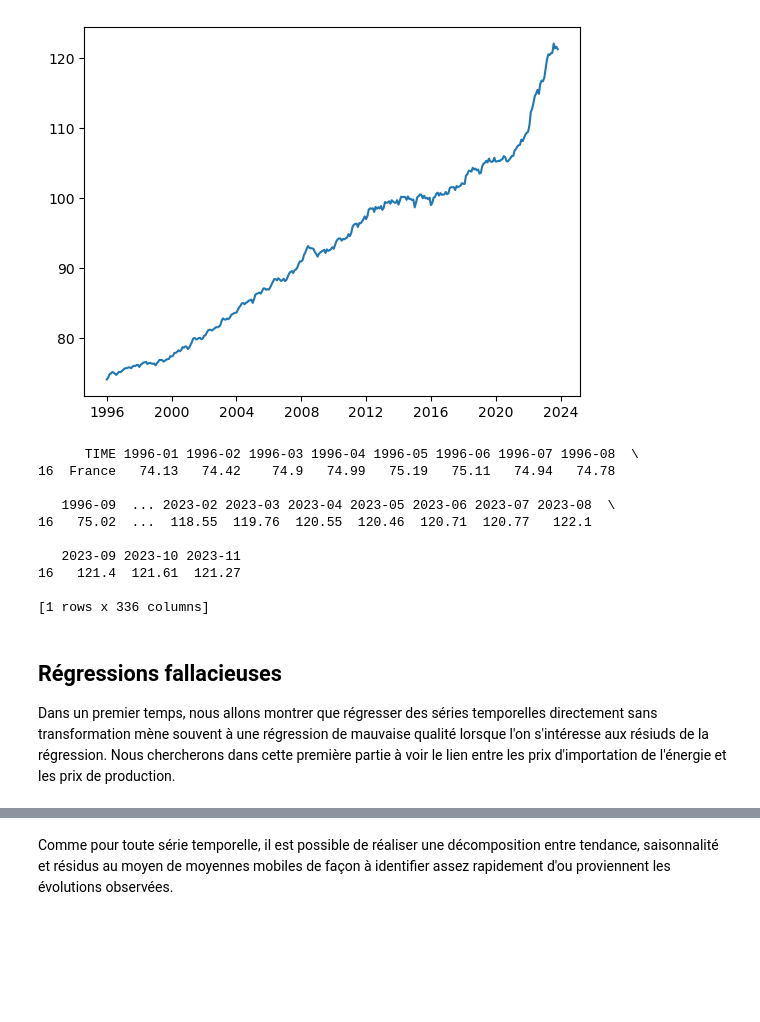
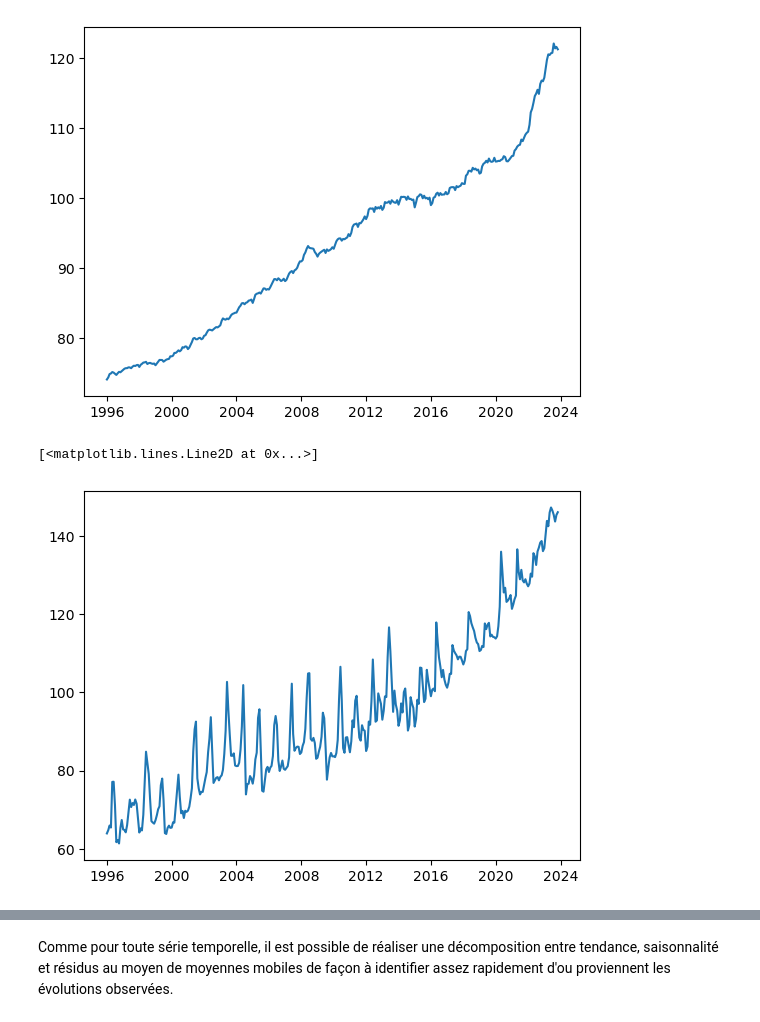
Before and after one commit to NathanVnh/Projet-Python, a Jupyter notebook: execute.ipynb, the cells around one changed output, grey strips where cells are left out. Saved outputs shown, nothing was run; the diff lists cells and outputs as text; code cells hidden in the pictures; blank space fills up the shorter version.

Commit message:
modification de execute
modification de ma classe eurostats et rajouts de mes trouvailles dans le main, prochaine étape coder une méthode régression linéaire dans la classe eurostats

```diff
--- a/execute.ipynb
+++ b/execute.ipynb
@@ -21,9 +24,10 @@ Nous allons aussi nous intéresser à différentes données sur l'inflation issu
 # %%
 class Eurostats:
     '''
-    Classe qui permet la modélisation de données issues de Eurostats
+    Classe qui permet la modélisation de données issues de Eurostats, il faut seulement donner en entrée le nom par lequel vous avez appelé le fichier que vous importez.
+
     '''
-    def __init__(self, path, sheet):
+    def __init__(self, path):
         """
         Parameters
         ----------
@@ -38,7 +42,7 @@ class Eurostats:
         """
 
         self.excel_name = path
-        self.sheet = sheet
+        self.sheet = 1
         self.skip_rows = 8
         self.dataframe = pd.DataFrame()
     def imp(self):
@@ -48,7 +52,8 @@ class Eurostats:
         self.dataframe = pd.read_excel(f"Data/{self.excel_name}.xlsx", sheet_name=f"Sheet {self.sheet}", skiprows=self.skip_rows)
     def nettoyage(self, pays:str):
         '''
-        Méthode qui permet de rendre le jeu de données utilisable. Elle permet de sélectionner le pays d'intérêt, et transforme le dataframe en une série temporelle ayant pour index le temps.
+        Méthode qui permet de rendre le jeu de données utilisable. Elle permet de sélectionner le pays d'intérêt, et transforme le dataframe en une série temporelle ayant pour index le temps
+        pour les données du pays considéré.
 
         Parameters
         ----------
@@ -57,11 +62,17 @@ class Eurostats:
 
 
         '''
-        HIPC.dataframe = HIPC.dataframe.loc[:, ~HIPC.dataframe.columns.str.startswith('Unnamed')]
-        HIPC.dataframe = HIPC.dataframe.iloc[1:-6]
+        self.dataframe = self.dataframe.loc[:, ~self.dataframe.columns.str.startswith('Unnamed')]
+        self.dataframe = self.dataframe.iloc[1:-6]
         self.dataframe = self.dataframe[self.dataframe.iloc[:, 0].str.startswith(pays)]
         self.dataframe = self.dataframe.iloc[:, 1:]
         self.dataframe = self.dataframe.T
         self.dataframe.columns = ['Prix']
         self.dataframe.replace(":", np.nan, inplace=True)
         self.dataframe.index = pd.to_datetime(self.dataframe.index, format='%Y-%m')
+
+    def regression(self):
+        '''
+        Méthode qui permet sur la série temporelle considérée d'afficher dans un graphique les données de la série au cours du temps ainsi que la droite de régression associée
+        '''
+        plt.plot(self.dataframe['Prix'])
@@ -97,20 +102,12 @@ plt.plot(data)
 # %% [output]
 [<matplotlib.lines.Line2D at 0x...>]
 [figure]
-# %%
-print(HIPC.dataframe)
-# %% [output]
-      TIME 1996-01 1996-02 1996-03 1996-04 1996-05 1996-06 1996-07 1996-08  \
-16  France   74.13   74.42    74.9   74.99   75.19   75.11   74.94   74.78
-
-   1996-09  ... 2023-02 2023-03 2023-04 2023-05 2023-06 2023-07 2023-08  \
-16   75.02  ...  118.55  119.76  120.55  120.46  120.71  120.77   122.1
-
-   2023-09 2023-10 2023-11
-16   121.4  121.61  121.27
-
-[1 rows x 336 columns]
-# %% [markdown]
-## Régressions fallacieuses
-Dans un premier temps, nous allons montrer que régresser des séries temporelles directement sans transformation mène souvent à une régression de mauvaise qualité lorsque l'on s'intéresse aux résiuds de la régression.
-Nous chercherons dans cette première partie à voir le lien entre les prix d'importation de l'énergie et les prix de production.
+# %%
+fruit = Eurostats('fruit')
+fruit.imp()
+fruit.nettoyage('France')
+# %%
+plt.plot(fruit.dataframe)
+# %% [output]
+[<matplotlib.lines.Line2D at 0x...>]
+[figure, added]
```
Also changed, not shown: parts of 14 cells of this notebook, 1 other file.
